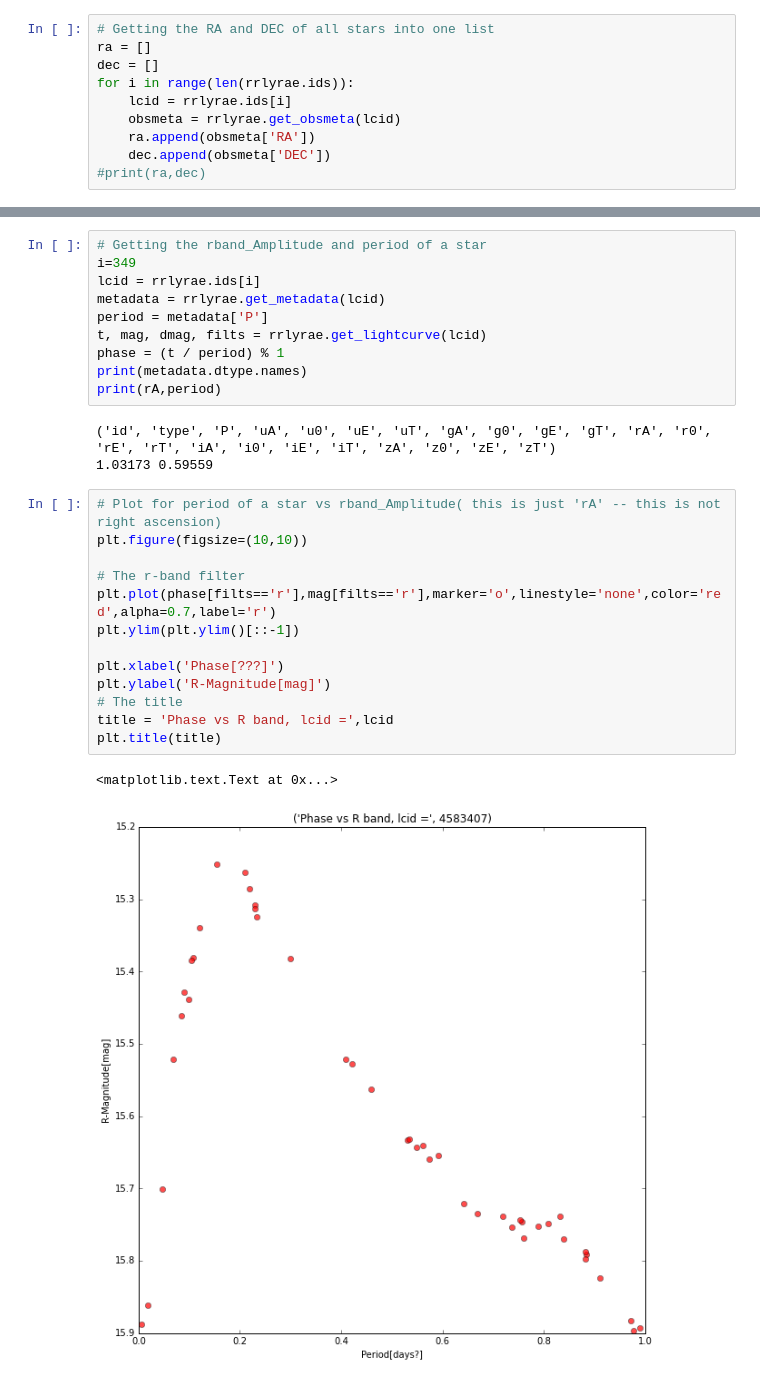
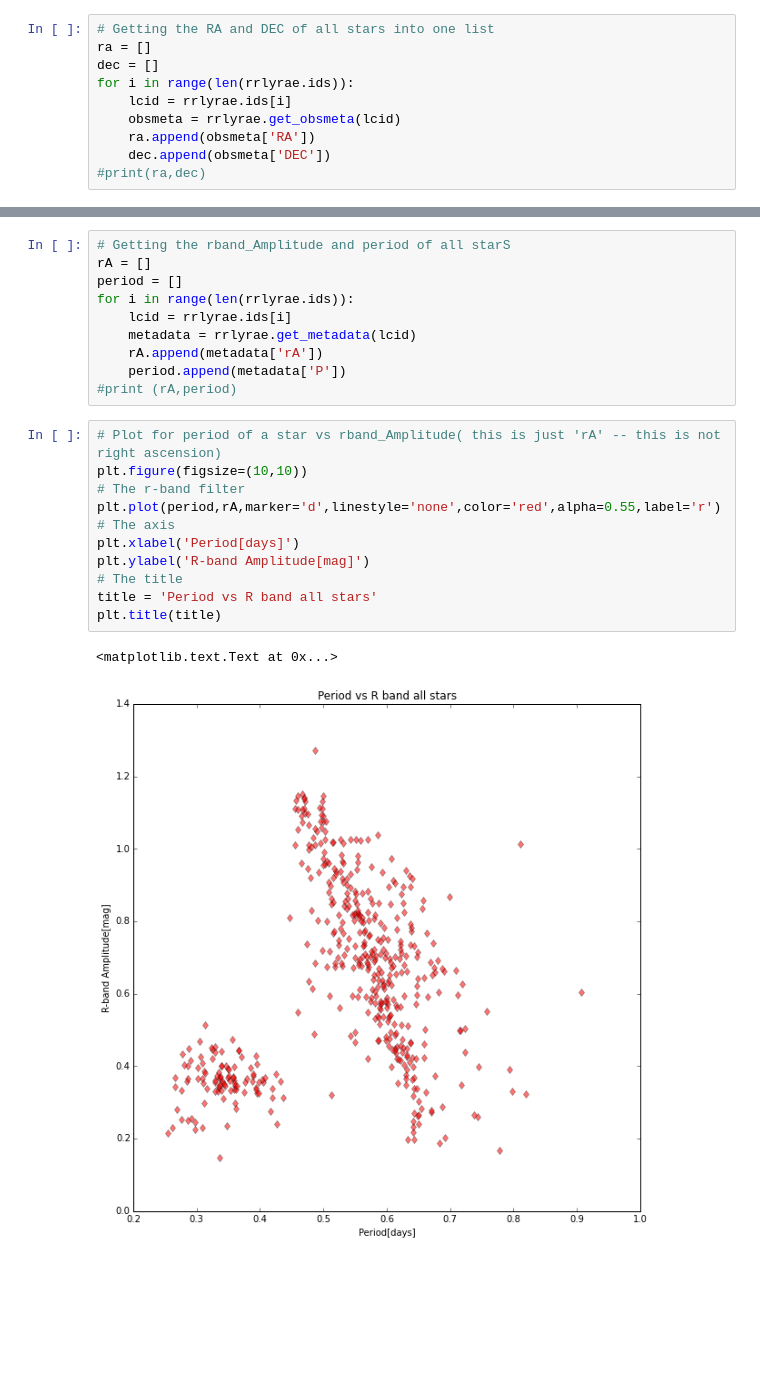
Before and after one commit to TzeGoh/RR_Lyrae, a Jupyter notebook: Stripe_82.ipynb, the cells around one changed output, grey strips where cells are left out. Cells and saved outputs as stored; diff of their text form; blank space fills up the shorter version.

```diff
--- a/Stripe_82.ipynb
+++ b/Stripe_82.ipynb
@@ -144,29 +149,24 @@ plt.title('Position in the sky of all 483 RR Lyraes')
 # %%
-# Getting the rband_Amplitude and period of a star
-i=349
-lcid = rrlyrae.ids[i]
-metadata = rrlyrae.get_metadata(lcid)
-period = metadata['P']
-t, mag, dmag, filts = rrlyrae.get_lightcurve(lcid)
-phase = (t / period) % 1
-print(metadata.dtype.names)
-print(rA,period)
+# Getting the rband_Amplitude and period of all starS
+rA = []
+period = []
+for i in range(len(rrlyrae.ids)):
+    lcid = rrlyrae.ids[i]
+    metadata = rrlyrae.get_metadata(lcid)
+    rA.append(metadata['rA'])
+    period.append(metadata['P'])
+#print (rA,period)
-# %% [output]
-('id', 'type', 'P', 'uA', 'u0', 'uE', 'uT', 'gA', 'g0', 'gE', 'gT', 'rA', 'r0', 'rE', 'rT', 'iA', 'i0', 'iE', 'iT', 'zA', 'z0', 'zE', 'zT')
-1.03173 0.59559
 # %%
 # Plot for period of a star vs rband_Amplitude( this is just 'rA' -- this is not right ascension)
 plt.figure(figsize=(10,10))
-
 # The r-band filter
-plt.plot(phase[filts=='r'],mag[filts=='r'],marker='o',linestyle='none',color='red',alpha=0.7,label='r')
-plt.ylim(plt.ylim()[::-1])
-
-plt.xlabel('Phase[???]')
-plt.ylabel('R-Magnitude[mag]')
+plt.plot(period,rA,marker='d',linestyle='none',color='red',alpha=0.55,label='r')
+# The axis
+plt.xlabel('Period[days]')
+plt.ylabel('R-band Amplitude[mag]')
 # The title
-title = 'Phase vs R band, lcid =',lcid
+title = 'Period vs R band all stars'
 plt.title(title)
 # %% [output]
 <matplotlib.text.Text at 0x...>
-[figure, old version]
+[figure, new version]
```
Also changed, not shown: parts of 27 cells of this notebook, 8 other files.
